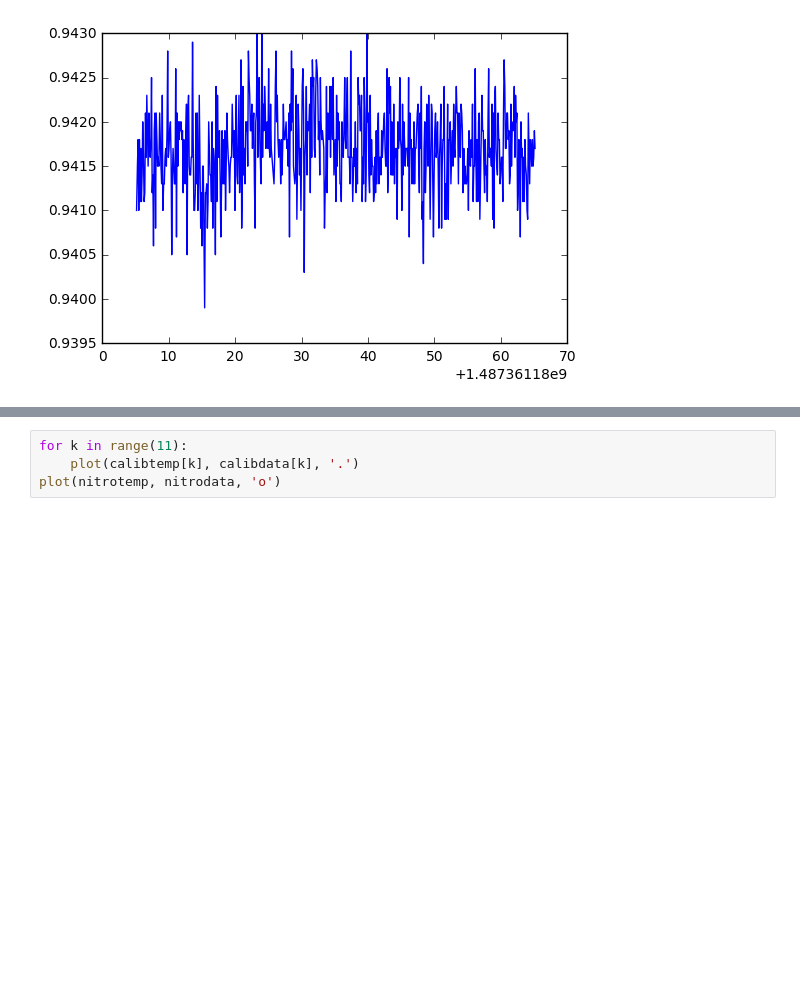
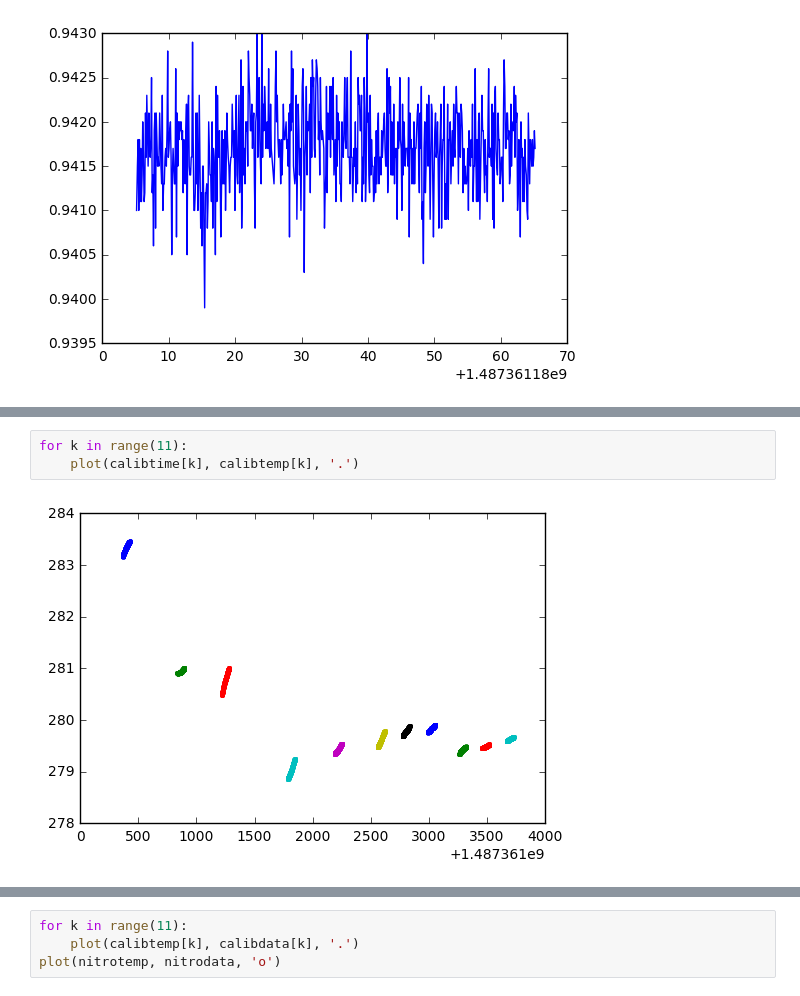
Before and after one commit to ekacmblab/radiometer, a Jupyter notebook: MevJosCode/notebooks/march 10 2017 temp calibration.ipynb, the cells around one changed output, grey strips where cells are left out. Drawn from its saved outputs; the diff is of its cells as text; blank space fills up the shorter version.

```diff
--- a/MevJosCode/notebooks/march 10 2017 temp calibration.ipynb
+++ b/MevJosCode/notebooks/march 10 2017 temp calibration.ipynb
@@ -110,0 +104,5 @@ len(calibtemp[0])
+# %%
+for k in range(11):
+    plot(calibtime[k], calibtemp[k], '.')
+# %% [output]
+[figure, added]
```
Also changed, not shown: parts of 10 cells of this notebook, 1 other file.
